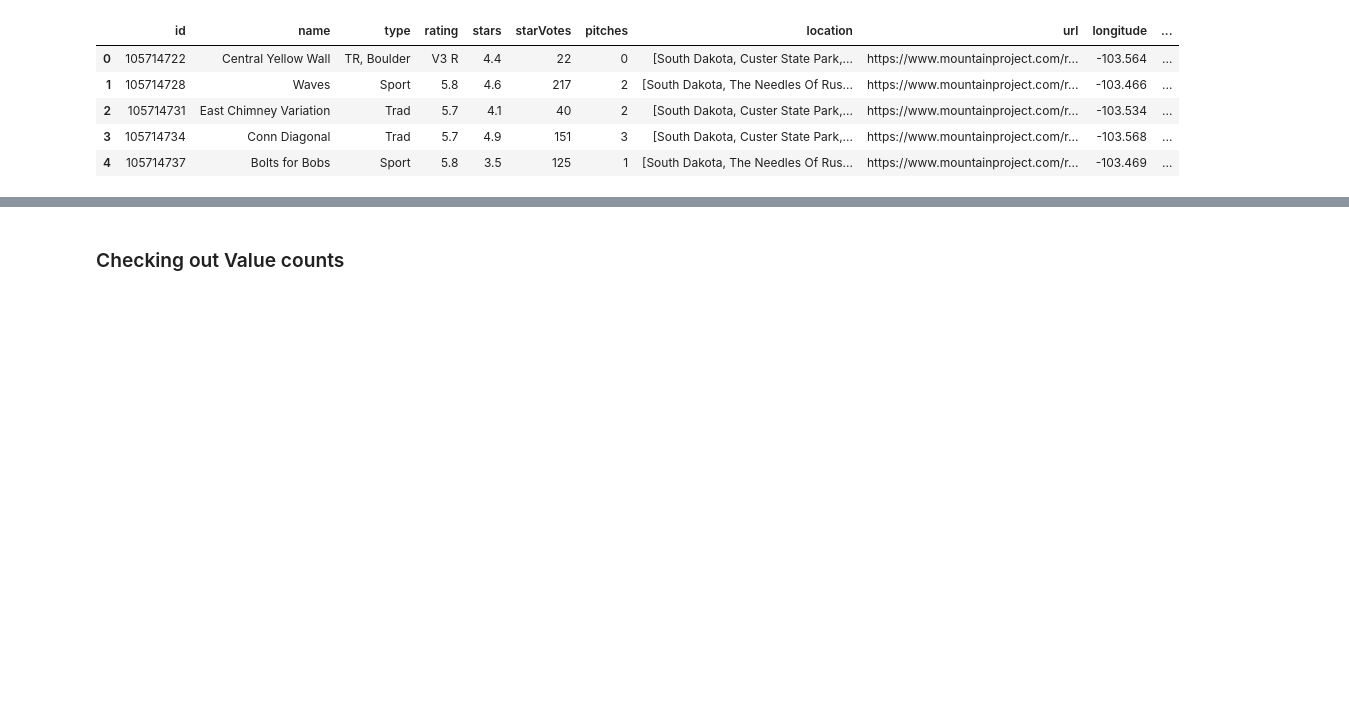
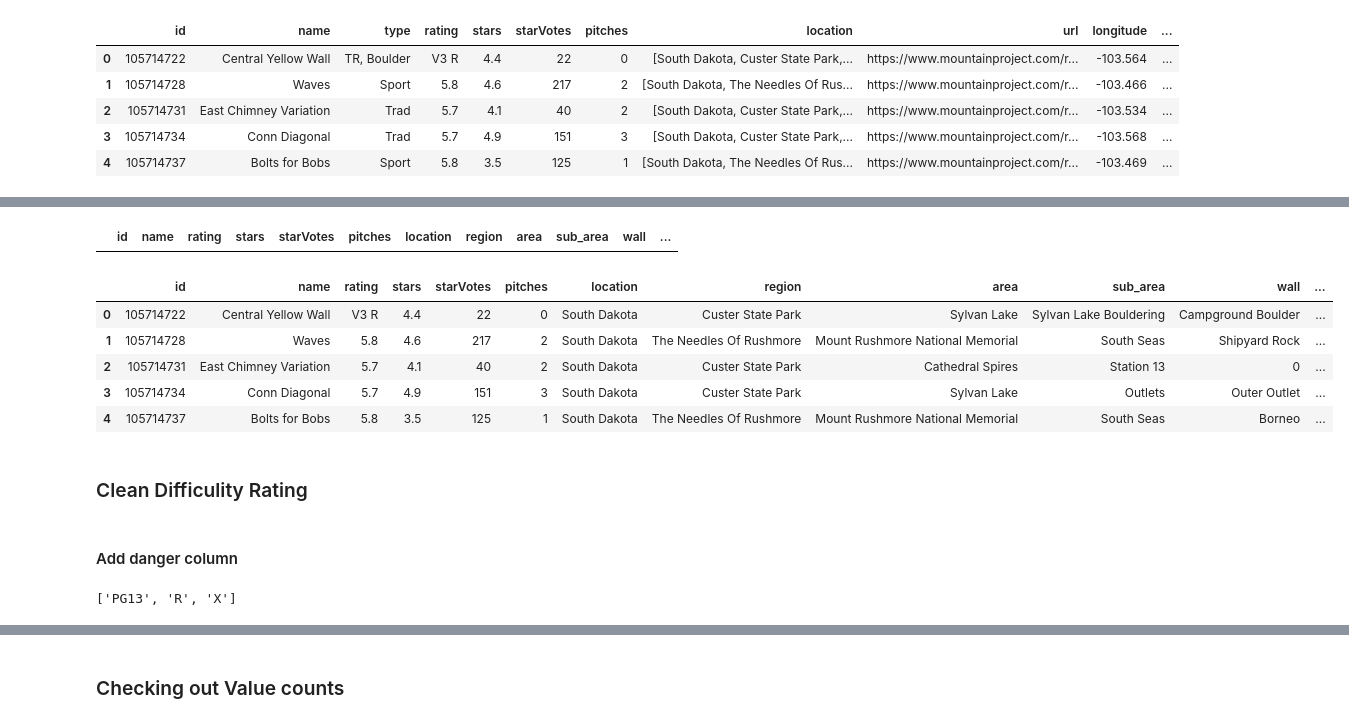
Before and after one commit to gseemann/climb_recommender, a Jupyter notebook: EDA.ipynb, the cells around one changed output, grey strips where cells are left out. Saved outputs shown, nothing was run; the diff lists cells and outputs as text; code cells hidden in the pictures; blank space fills up the shorter version.

Commit message:
further cleaning and model work

```diff
--- a/EDA.ipynb
+++ b/EDA.ipynb
@@ -64,0 +223,29 @@ memory usage: 3.1+ MB
+# %%
+pd.options.display.max_colwidth = 100
+# %%
+df[(df.pitches==0) & (df.Boulder==0)]
+# %% [output]
+|  | id | name | rating | stars | starVotes | pitches | location | region | area | sub_area | wall | ... |
+# %%
+def pitches_wo_boulders(row):
+    if (row['pitches']==0)&(row['Boulder']==0):
+        return 1
+    else:
+        return row['pitches']
+# %%
+#change all non boulders with zero to 1 pitch
+df.pitches =df.apply(pitches_wo_boulders, axis=1)
+# %%
+# change negative pitch counts to 1
+df.pitches =df.pitches.apply(lambda x: 1 if x<0 else x)
+# %%
+df.head()
+# %% [output]
+|  | id | name | rating | stars | starVotes | pitches | location | region | area | sub_area | wall | ... |
+| 0 | 105714722 | Central Yellow Wall | V3 R | 4.4 | 22 | 0 | South Dakota | Custer State Park | Sylvan Lake | Sylvan Lake Bouldering | Campground Boulder | ... |
+| 1 | 105714728 | Waves | 5.8 | 4.6 | 217 | 2 | South Dakota | The Needles Of Rushmore | Mount Rushmore National Memorial | South Seas | Shipyard Rock | ... |
+| 2 | 105714731 | East Chimney Variation | 5.7 | 4.1 | 40 | 2 | South Dakota | Custer State Park | Cathedral Spires | Station 13 | 0 | ... |
+| 3 | 105714734 | Conn Diagonal | 5.7 | 4.9 | 151 | 3 | South Dakota | Custer State Park | Sylvan Lake | Outlets | Outer Outlet | ... |
+| 4 | 105714737 | Bolts for Bobs | 5.8 | 3.5 | 125 | 1 | South Dakota | The Needles Of Rushmore | Mount Rushmore National Memorial | South Seas | Borneo | ... |
+# %% [markdown]
+### Clean Difficulity Rating
@@ -64,0 +538,2 @@ memory usage: 3.1+ MB
+# %% [markdown]
+#### Add danger column
@@ -64,0 +542,4 @@ memory usage: 3.1+ MB
+# %%
+diff_grade['Safety']
+# %% [output]
+['PG13', 'R', 'X']
```
Also changed, not shown: parts of 60 cells of this notebook, 2 other files.
